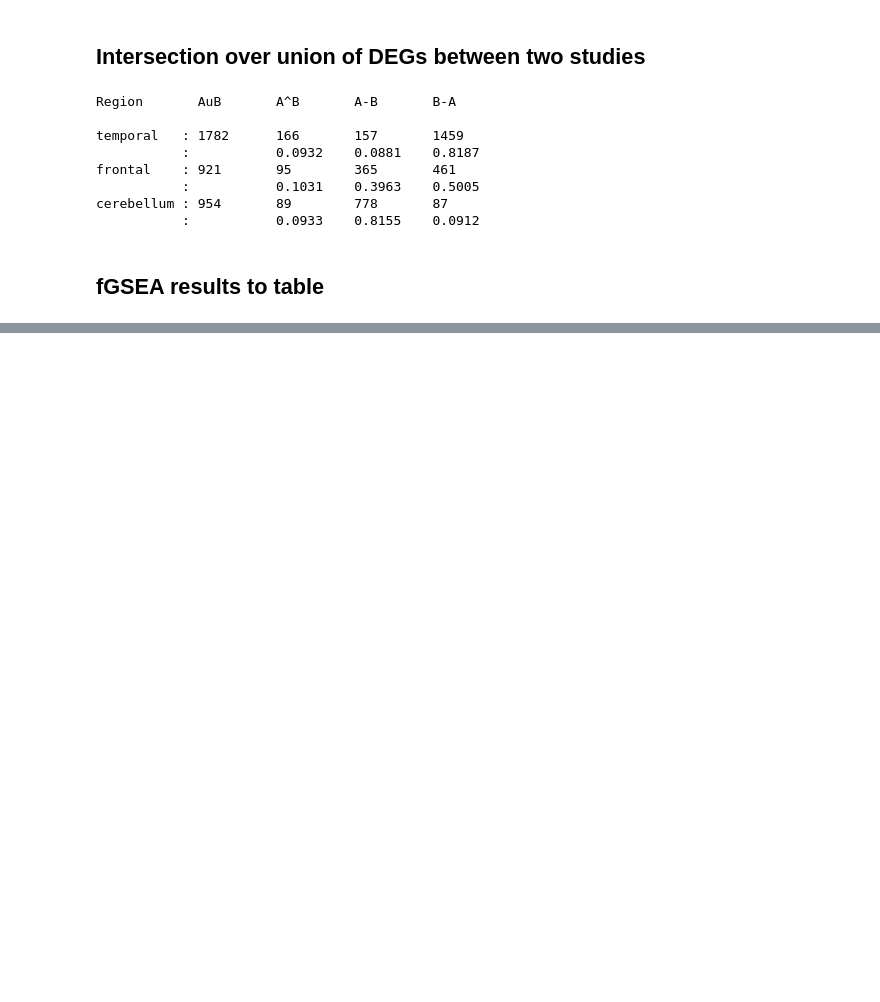
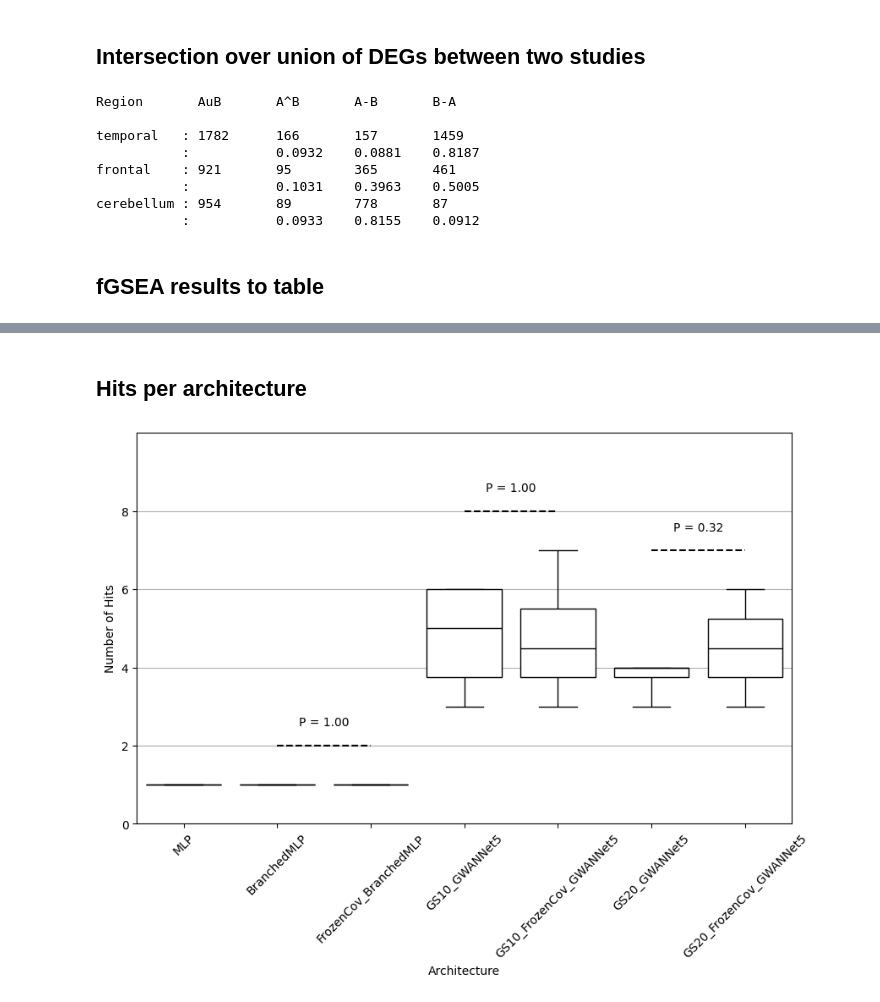
Before and after one commit to titoghose/GWANN, a Jupyter notebook: Code_AD/post_hoc_scripts/post_hoc.ipynb, the cells around one changed output, grey strips where cells are left out. Cells and saved outputs as stored; diff of their text form; code cells hidden in the pictures; blank space fills up the shorter version.

```diff
--- a/Code_AD/post_hoc_scripts/post_hoc.ipynb
+++ b/Code_AD/post_hoc_scripts/post_hoc.ipynb
@@ -3,0 +76,5 @@ import numpy as np
+# %%
+os.chdir('/mnt/sdh/upamanyu/GWANN/GWAS')
+summary_stats = pd.read_csv('FH_AD_summary_stats.txt', sep='\t')
+summary_stats = summary_stats.loc[summary_stats['TEST'] == 'ADD']
+summary_stats.head()
@@ -153,0 +620,57 @@ res_table
+# %% [markdown]
+## Hits per architecture
+# %%
+os.chdir('/home/upamanyu/GWANN/Code_AD/results')
+archs = os.listdir('.')
+archs = [a.replace('results_ArchTest_', '') for a in archs]
+arch_df = pd.DataFrame()
+arch_df['Architecture'] = ['_'.join(a.split('_')[1:]) for a in archs]
+arch_df['Random Seed'] = [a.split('_')[0] for a in archs]
+arch_df['Number of Hits'] = 0
+arch_df.index = archs
+for a in archs:
+    hits_df = pd.read_csv(f'results_ArchTest_{a}/FH_AD_Loss_ArchTest_{"_".join(a.split("_")[:-1])}_gene_summary.csv')
+    hits_df = hits_df.loc[hits_df['P'] < 7.06e-7]
+    arch_df.loc[a, 'Number of Hits'] = int(hits_df.shape[0])
+arch_df.sort_values('Architecture', inplace=True)
+# %%
+order = ['MLP', 'BranchedMLP', 'FrozenCov_BranchedMLP',
+        'GS10_GWANNet5', 'GS10_FrozenCov_GWANNet5',
+        'GS20_GWANNet5', 'GS20_FrozenCov_GWANNet5']
+fig, ax = plt.subplots(figsize=(10, 6))
+sns.boxplot(data=arch_df, x='Architecture', y='Number of Hits',
+            order=order,  whis=(0, 100),
+            color='white', linecolor='black', ax=ax)
+plt.draw()
+ax.set_xticklabels(ax.get_xticklabels(), rotation=45)
+ax.set_yticks(np.arange(0, 10, 2))
+ax.set_yticklabels(np.arange(0, 10, 2))
+ax.set_ylim((ax.get_ylim()[0], ax.get_ylim()[1]+2))
+ax.grid(visible=True, axis='y')
+# T-test between frozen and unfrozen covariates
+i=1
+for arch in ['BranchedMLP', 'GS10_GWANNet5', 'GS20_GWANNet5']:
+    arch1 = arch
+    if 'GWANNet5' in arch:
+        arch2 = arch.replace('GWANNet5', 'FrozenCov_GWANNet5')
+    else:
+        arch2 = f'FrozenCov_{arch}'
+    hits1 = arch_df[arch_df['Architecture'] == arch1]['Number of Hits']
+    hits2 = arch_df[arch_df['Architecture'] == arch2]['Number of Hits']
+    t_stat, p_val = stats.ttest_ind(hits1, hits2)
+
+    if np.isnan(p_val):
+        p_val = 1
+
+    ax.axhline(max(hits1.max(), hits2.max())+1,
+                xmin=(i+0.5)/(ax.get_xlim()[1] - ax.get_xlim()[0]),
+                xmax=(i+1.5)/(ax.get_xlim()[1] - ax.get_xlim()[0]),
+                color='black', linestyle='--',)
+    ax.text(i+0.5, max(hits1.max(), hits2.max())+1.5, f'P = {p_val:.2f}', ha='center')
+    i += 2
+
+os.chdir('/home/upamanyu/GWANN/Code_AD/results_Sens8_v4')
+os.makedirs('architecture_plots', exist_ok=True)
+plt.savefig('architecture_plots/number_of_hits.png', dpi=300, bbox_inches='tight')
+# %% [output]
+[figure, added]
```
Also changed, not shown: parts of 67 cells of this notebook, 16 other files.
